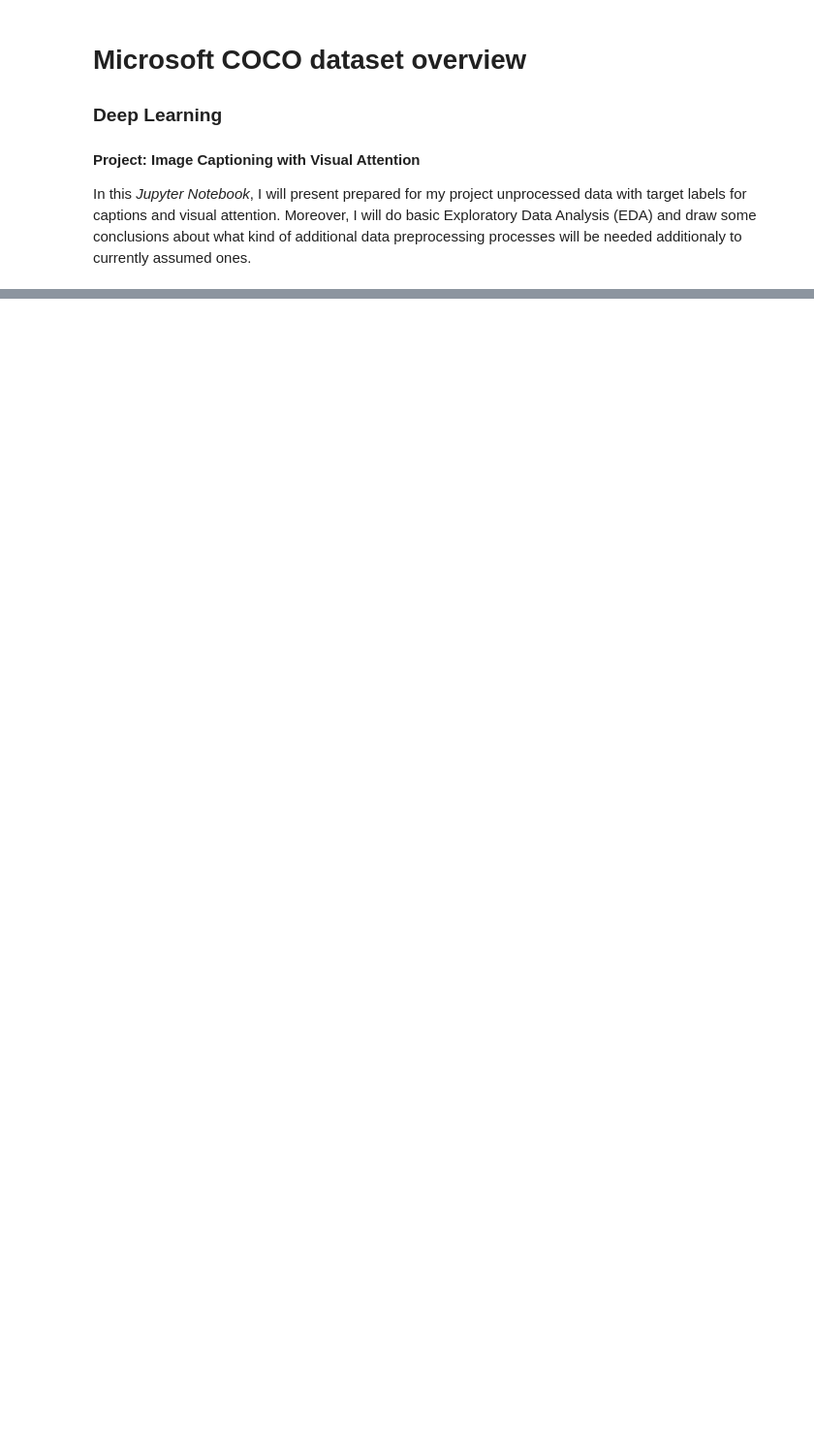
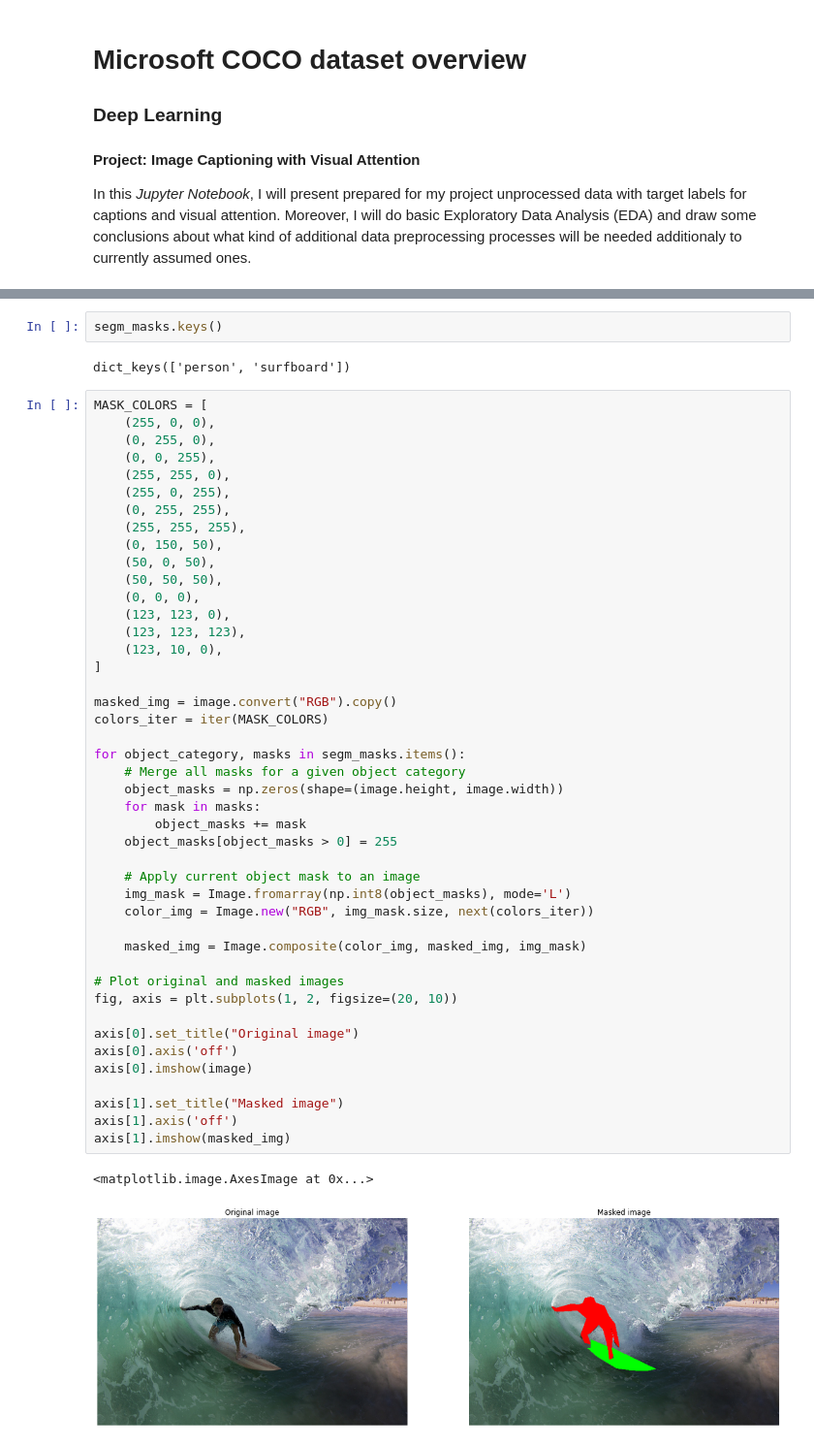
Before and after one commit to wiktorlazarski/Image-Captioning-with-Visual-Attention, a Jupyter notebook: notebooks/MS_COCO_Overview.ipynb, the cells around one changed output, grey strips where cells are left out. Shown at 97% size. Saved outputs shown, nothing was run; the diff lists cells and outputs as text; blank space fills up the shorter version.

```diff
--- a/notebooks/MS_COCO_Overview.ipynb
+++ b/notebooks/MS_COCO_Overview.ipynb
@@ -86,0 +53,51 @@ axis[1].imshow(masked_image)
+# %%
+segm_masks.keys()
+# %% [output]
+dict_keys(['person', 'surfboard'])
+# %%
+MASK_COLORS = [
+    (255, 0, 0),
+    (0, 255, 0),
+    (0, 0, 255),
+    (255, 255, 0),
+    (255, 0, 255),
+    (0, 255, 255),
+    (255, 255, 255),
+    (0, 150, 50),
+    (50, 0, 50),
+    (50, 50, 50),
+    (0, 0, 0),
+    (123, 123, 0),
+    (123, 123, 123),
+    (123, 10, 0),
+]
+
+masked_img = image.convert("RGB").copy()
+colors_iter = iter(MASK_COLORS)
+
+for object_category, masks in segm_masks.items():
+    # Merge all masks for a given object category
+    object_masks = np.zeros(shape=(image.height, image.width))
+    for mask in masks:
+        object_masks += mask
+    object_masks[object_masks > 0] = 255
+
+    # Apply current object mask to an image
+    img_mask = Image.fromarray(np.int8(object_masks), mode='L')
+    color_img = Image.new("RGB", img_mask.size, next(colors_iter))
+
+    masked_img = Image.composite(color_img, masked_img, img_mask)
+
+# Plot original and masked images
+fig, axis = plt.subplots(1, 2, figsize=(20, 10))
+
+axis[0].set_title("Original image")
+axis[0].axis('off')
+axis[0].imshow(image)
+
+axis[1].set_title("Masked image")
+axis[1].axis('off')
+axis[1].imshow(masked_img)
+# %% [output]
+<matplotlib.image.AxesImage at 0x...>
+[figure, added]
```
Also changed, not shown: parts of 8 cells of this notebook, 1 other file.
